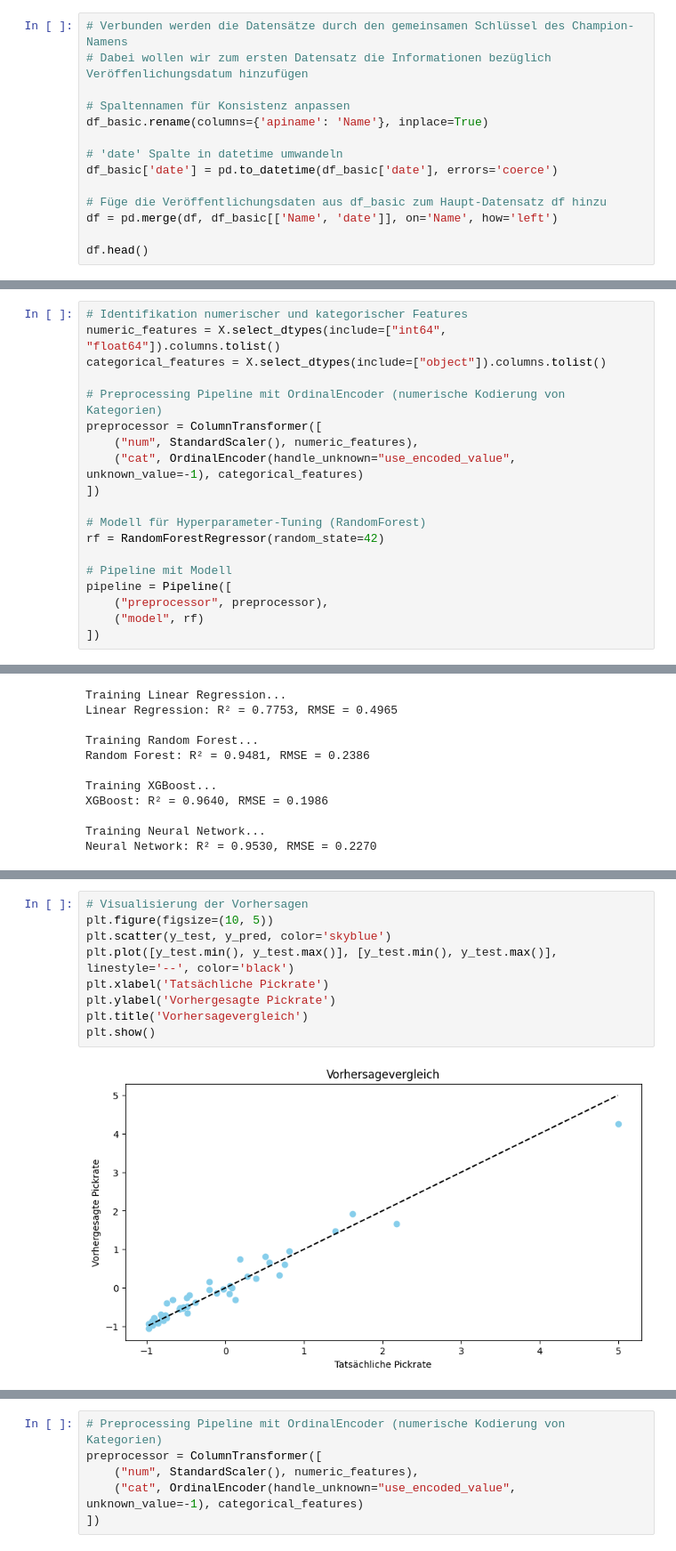
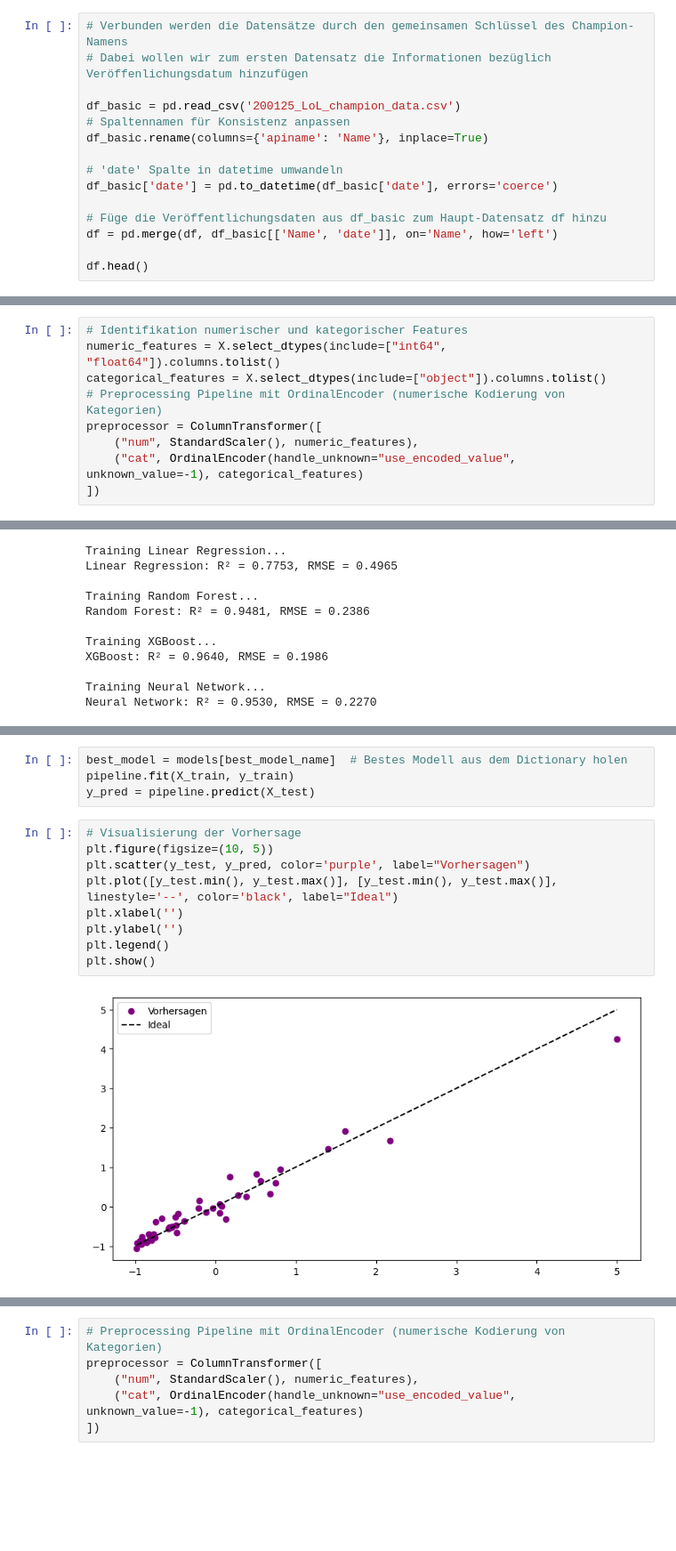
Before and after one commit to Maxtr2004/Data-Mining-Project, a Jupyter notebook: DataMiningProject-Notebook.ipynb, the cells around one changed output, grey strips where cells are left out. Shown: that part at 89% size. Drawn from its saved outputs; the diff is of its cells as text; blank space fills up the shorter version.

Commit message:
Hinzufügen der Modellvorhersage

```diff
--- a/DataMiningProject-Notebook.ipynb
+++ b/DataMiningProject-Notebook.ipynb
@@ -85,6 +85,7 @@ df_basic.head()
 # Verbunden werden die Datensätze durch den gemeinsamen Schlüssel des Champion-Namens
 # Dabei wollen wir zum ersten Datensatz die Informationen bezüglich Veröffenlichungsdatum hinzufügen
 
+df_basic = pd.read_csv('200125_LoL_champion_data.csv')
 # Spaltennamen für Konsistenz anpassen
 df_basic.rename(columns={'apiname': 'Name'}, inplace=True)
 
@@ -418,21 +448,11 @@ Hier werden numerische Features mit StandardScaler skaliert und kategorische Var
 # Identifikation numerischer und kategorischer Features
 numeric_features = X.select_dtypes(include=["int64", "float64"]).columns.tolist()
 categorical_features = X.select_dtypes(include=["object"]).columns.tolist()
-
 # Preprocessing Pipeline mit OrdinalEncoder (numerische Kodierung von Kategorien)
 preprocessor = ColumnTransformer([
     ("num", StandardScaler(), numeric_features),
     ("cat", OrdinalEncoder(handle_unknown="use_encoded_value", unknown_value=-1), categorical_features)
 ])
-
-# Modell für Hyperparameter-Tuning (RandomForest)
-rf = RandomForestRegressor(random_state=42)
-
-# Pipeline mit Modell
-pipeline = Pipeline([
-    ("preprocessor", preprocessor),
-    ("model", rf)
-])
 # %% [markdown]
 ### Modelltestung
 # %% [markdown]
@@ -496,12 +508,16 @@ Bestes Modell: XGBoost
+# %%
+best_model = models[best_model_name]  # Bestes Modell aus dem Dictionary holen
+pipeline.fit(X_train, y_train)
+y_pred = pipeline.predict(X_test)
 # %%
-# Visualisierung der Vorhersagen
+# Visualisierung der Vorhersage
 plt.figure(figsize=(10, 5))
-plt.scatter(y_test, y_pred, color='skyblue')
-plt.plot([y_test.min(), y_test.max()], [y_test.min(), y_test.max()], linestyle='--', color='black')
-plt.xlabel('Tatsächliche Pickrate')
-plt.ylabel('Vorhergesagte Pickrate')
-plt.title('Vorhersagevergleich')
+plt.scatter(y_test, y_pred, color='purple', label="Vorhersagen")
+plt.plot([y_test.min(), y_test.max()], [y_test.min(), y_test.max()], linestyle='--', color='black', label="Ideal")
+plt.xlabel('')
+plt.ylabel('')
+plt.legend()
 plt.show()
 # %% [output]
-[figure, old version]
+[figure, new version]
 # %% [markdown]
```
Also changed, not shown: parts of 43 cells of this notebook, 2 other files.
